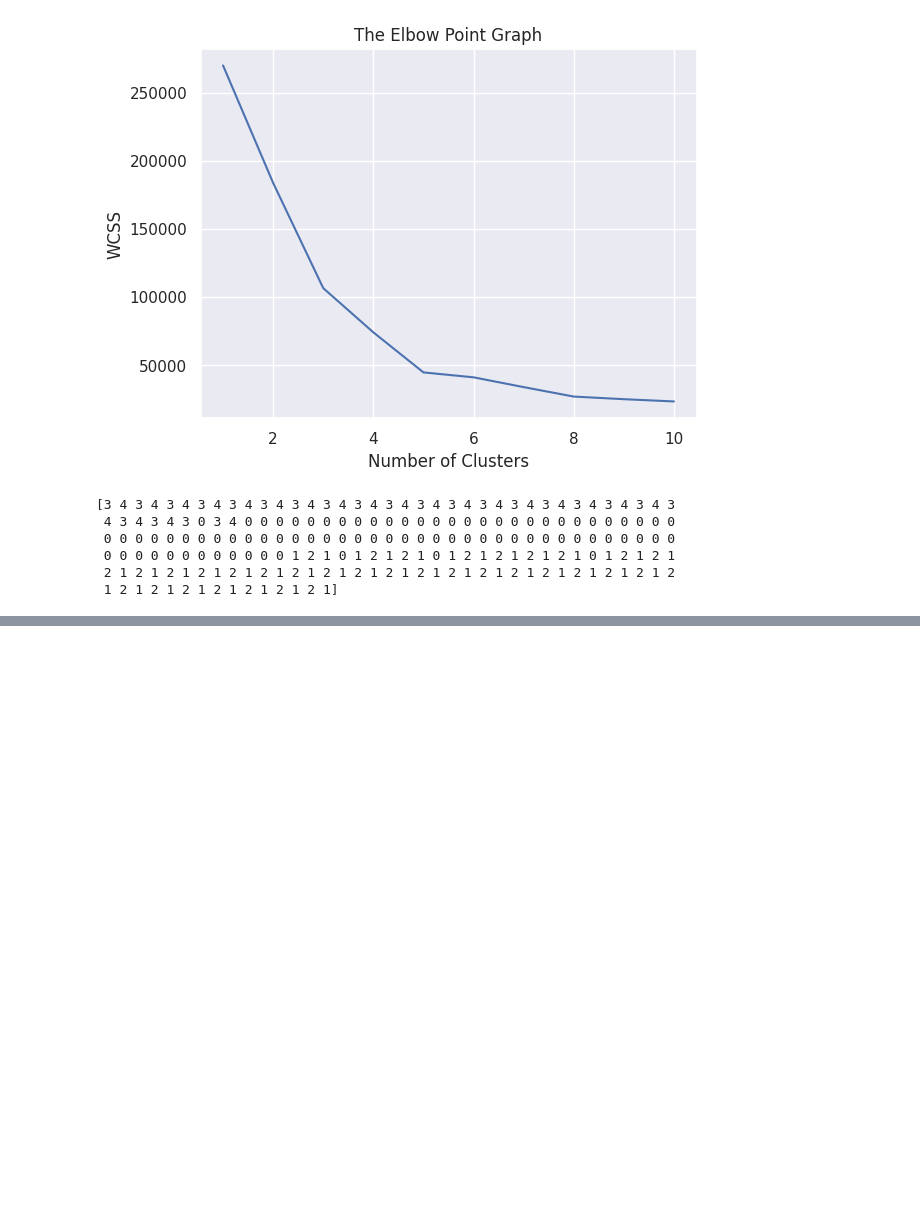
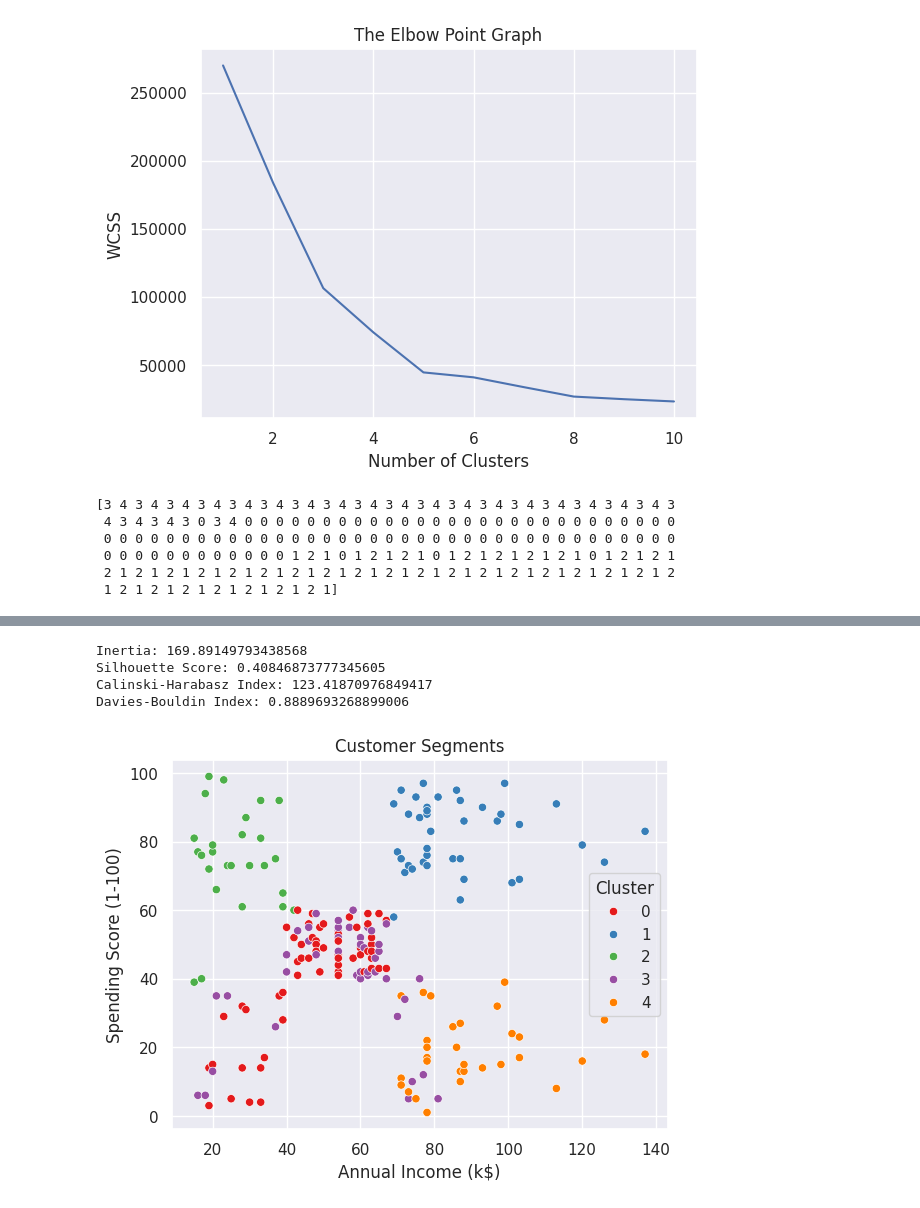
Before and after one commit to TJ-2004/Customer-Segmentation-using-K-Means-Clustering, a Jupyter notebook: Customer_Segmentation_using.ipynb, the cells around one changed output, grey strips where cells are left out. Saved outputs shown, nothing was run; the diff lists cells and outputs as text; code cells hidden in the pictures; blank space fills up the shorter version.

```diff
--- a/Customer_Segmentation_using.ipynb
+++ b/Customer_Segmentation_using.ipynb
@@ -140,0 +182,25 @@ plt.show()
+# %%
+# Step 6: Apply K-Means with chosen number of clusters (e.g., 5)
+kmeans = KMeans(n_clusters=5, random_state=42)
+kmeans.fit(X_scaled)
+labels = kmeans.labels_
+# %%
+# Step 7: Add Cluster Labels to Dataset
+data['Cluster'] = labels
+# %%
+# Step 8: Cluster Metrics
+print("Inertia:", kmeans.inertia_)
+print("Silhouette Score:", silhouette_score(X_scaled, labels))
+print("Calinski-Harabasz Index:", calinski_harabasz_score(X_scaled, labels))
+print("Davies-Bouldin Index:", davies_bouldin_score(X_scaled, labels))
+
+# Step 9: Visualize Clusters (example)
+sns.scatterplot(x='Annual Income (k$)', y='Spending Score (1-100)', hue='Cluster', palette='Set1', data=data)
+plt.title('Customer Segments')
+plt.show()
+# %% [output]
+Inertia: 169.89149793438568
+Silhouette Score: 0.40846873777345605
+Calinski-Harabasz Index: 123.41870976849417
+Davies-Bouldin Index: 0.8889693268899006
+[figure, added]
```
Also changed, not shown: parts of 7 cells of this notebook.
